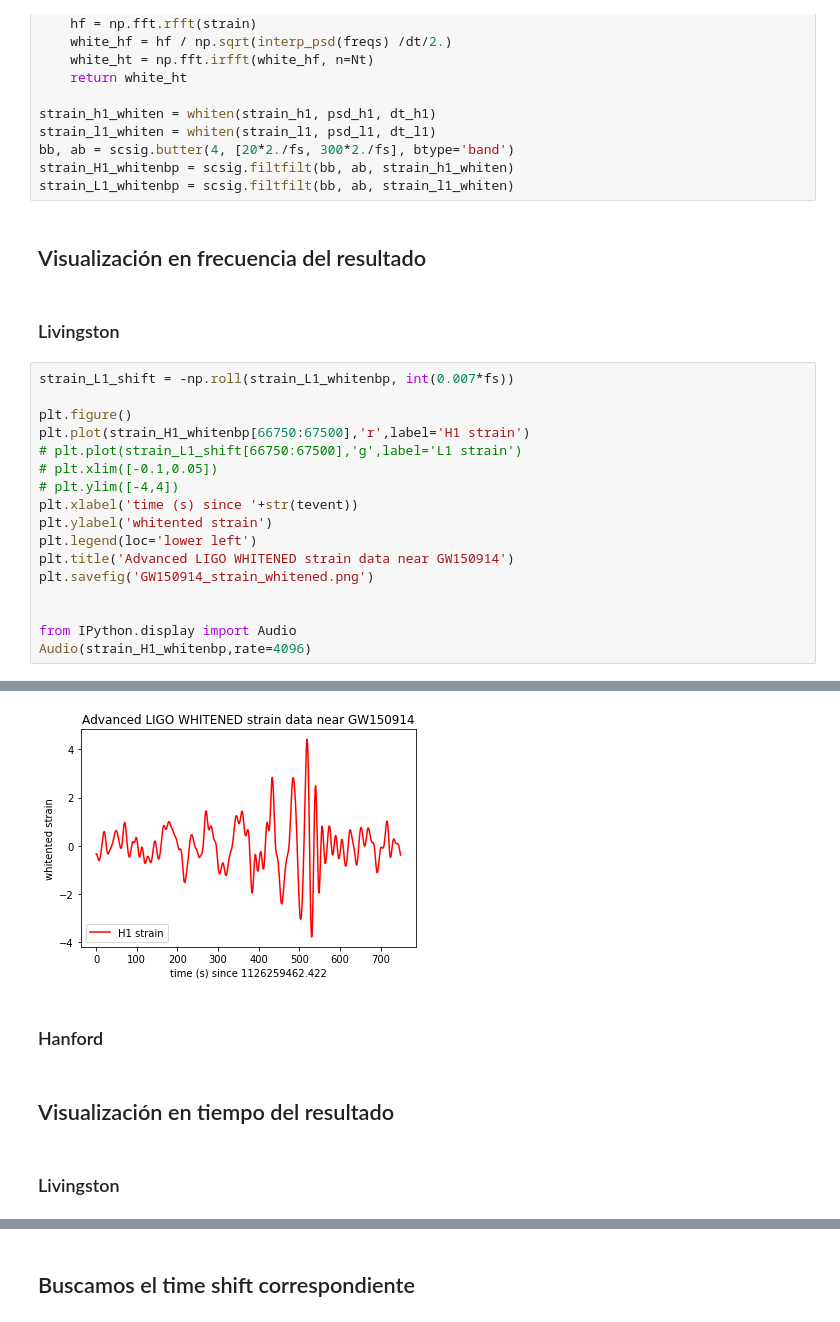
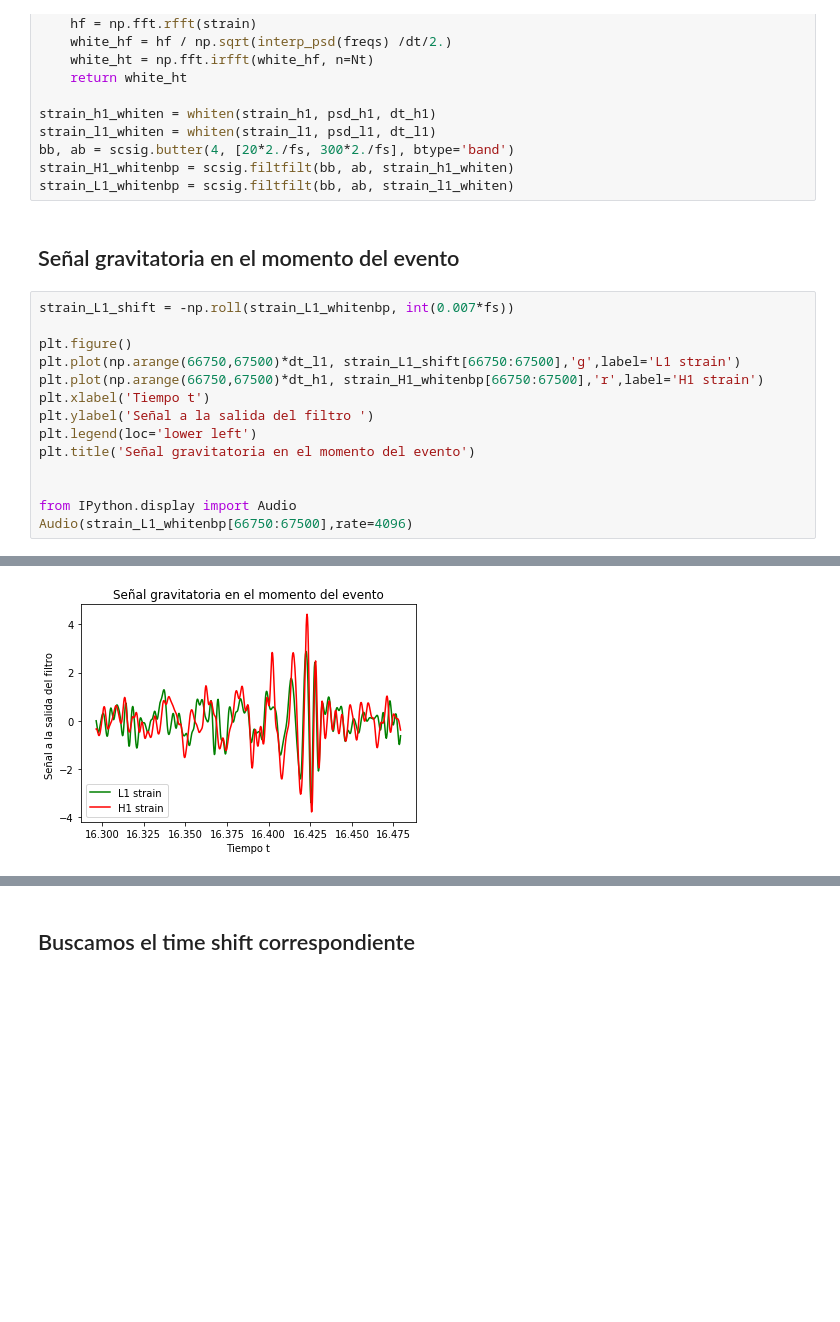
Before and after one commit to LuFernandez/PASA, a Jupyter notebook: TP1. Laboratorio de estimación no-paramétrica/Informe/Informe.ipynb, the cells around one changed output, grey strips where cells are left out. Drawn from its saved outputs; the diff is of its cells as text; blank space fills up the shorter version.

```diff
--- a/TP1. Laboratorio de estimación no-paramétrica/Informe/Informe.ipynb
+++ b/TP1. Laboratorio de estimación no-paramétrica/Informe/Informe.ipynb
@@ -340,33 +340,22 @@ strain_l1_whiten = whiten(strain_l1, psd_l1, dt_l1)
 bb, ab = scsig.butter(4, [20*2./fs, 300*2./fs], btype='band')
 strain_H1_whitenbp = scsig.filtfilt(bb, ab, strain_h1_whiten)
 strain_L1_whitenbp = scsig.filtfilt(bb, ab, strain_l1_whiten)
-# %% [markdown]
-## Visualización en frecuencia del resultado
-# %% [markdown]
-### Livingston
+# %% [markdown]
+## Señal gravitatoria en el momento del evento
 # %%
 strain_L1_shift = -np.roll(strain_L1_whitenbp, int(0.007*fs))
 
 plt.figure()
-plt.plot(strain_H1_whitenbp[66750:67500],'r',label='H1 strain')
-# plt.plot(strain_L1_shift[66750:67500],'g',label='L1 strain')
-# plt.xlim([-0.1,0.05])
-# plt.ylim([-4,4])
-plt.xlabel('time (s) since '+str(tevent))
-plt.ylabel('whitented strain')
+plt.plot(np.arange(66750,67500)*dt_l1, strain_L1_shift[66750:67500],'g',label='L1 strain')
+plt.plot(np.arange(66750,67500)*dt_h1, strain_H1_whitenbp[66750:67500],'r',label='H1 strain')
+plt.xlabel('Tiempo t')
+plt.ylabel('Señal a la salida del filtro ')
 plt.legend(loc='lower left')
-plt.title('Advanced LIGO WHITENED strain data near GW150914')
-plt.savefig('GW150914_strain_whitened.png')
+plt.title('Señal gravitatoria en el momento del evento')
 
 
 from IPython.display import Audio
-Audio(strain_H1_whitenbp,rate=4096)
+Audio(strain_L1_whitenbp[66750:67500],rate=4096)
 # %% [output]
 [interactive output not drawn]
-[figure, old version]
+[figure, new version]
-# %% [markdown]
-### Hanford
-# %% [markdown]
-## Visualización en tiempo del resultado
-# %% [markdown]
-### Livingston
```
Also changed, not shown: parts of 4 cells of this notebook.
